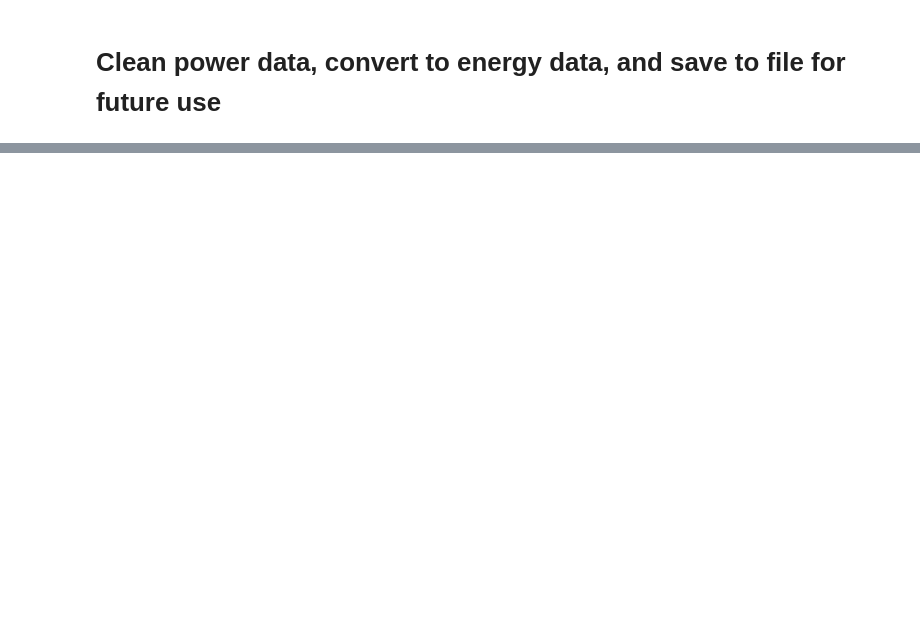
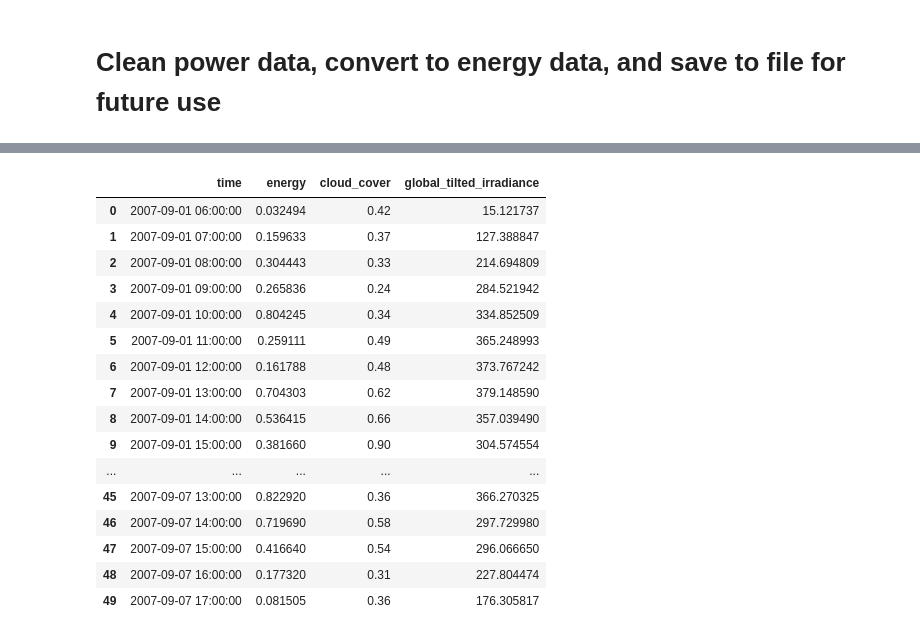
Before and after one commit to Erdos-Projects/predicting-day-ahead-solar-power-production, a Jupyter notebook: notebooks/eda/RS/power_to_energy_save.ipynb, the cells around one changed output, grey strips where cells are left out. Cells and saved outputs as stored; diff of their text form; code cells hidden in the pictures; blank space fills up the shorter version.

```diff
--- a/notebooks/eda/RS/power_to_energy_save.ipynb
+++ b/notebooks/eda/RS/power_to_energy_save.ipynb
@@ -84,0 +121,20 @@ make_energy.good_days_df
+# %%
+check_prerun.amended_data.head(50)
+# %% [output]
+|  | time | energy | cloud_cover | global_tilted_irradiance |
+| 0 | 2007-09-01 06:00:00 | 0.032494 | 0.42 | 15.121737 |
+| 1 | 2007-09-01 07:00:00 | 0.159633 | 0.37 | 127.388847 |
+| 2 | 2007-09-01 08:00:00 | 0.304443 | 0.33 | 214.694809 |
+| 3 | 2007-09-01 09:00:00 | 0.265836 | 0.24 | 284.521942 |
+| 4 | 2007-09-01 10:00:00 | 0.804245 | 0.34 | 334.852509 |
+| 5 | 2007-09-01 11:00:00 | 0.259111 | 0.49 | 365.248993 |
+| 6 | 2007-09-01 12:00:00 | 0.161788 | 0.48 | 373.767242 |
+| 7 | 2007-09-01 13:00:00 | 0.704303 | 0.62 | 379.148590 |
+| 8 | 2007-09-01 14:00:00 | 0.536415 | 0.66 | 357.039490 |
+| 9 | 2007-09-01 15:00:00 | 0.381660 | 0.90 | 304.574554 |
+| ... | ... | ... | ... | ... |
+| 45 | 2007-09-07 13:00:00 | 0.822920 | 0.36 | 366.270325 |
+| 46 | 2007-09-07 14:00:00 | 0.719690 | 0.58 | 297.729980 |
+| 47 | 2007-09-07 15:00:00 | 0.416640 | 0.54 | 296.066650 |
+| 48 | 2007-09-07 16:00:00 | 0.177320 | 0.31 | 227.804474 |
+| 49 | 2007-09-07 17:00:00 | 0.081505 | 0.36 | 176.305817 |
```
Also changed, not shown: parts of 16 cells of this notebook, 3 other files.
